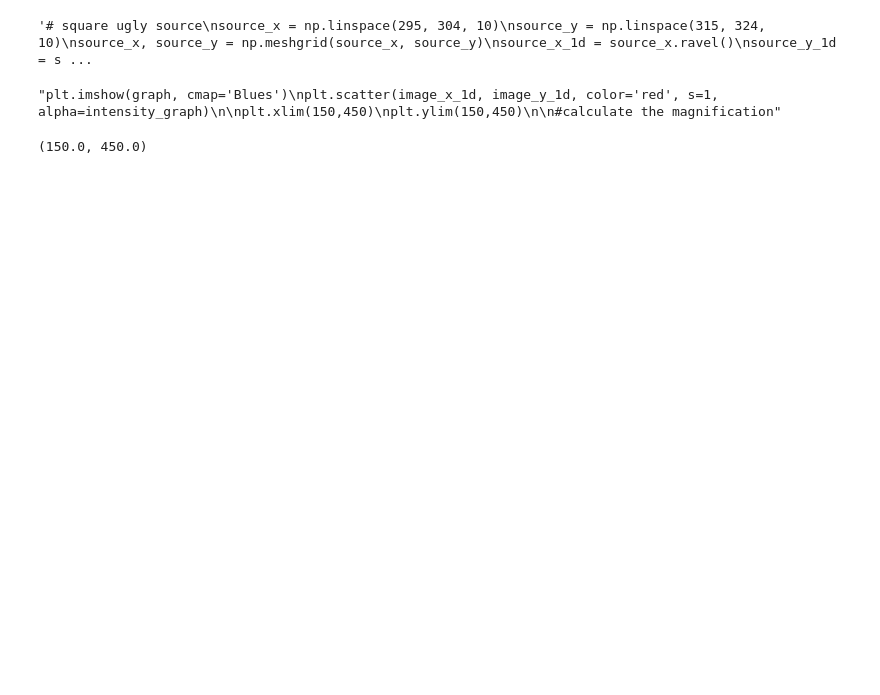
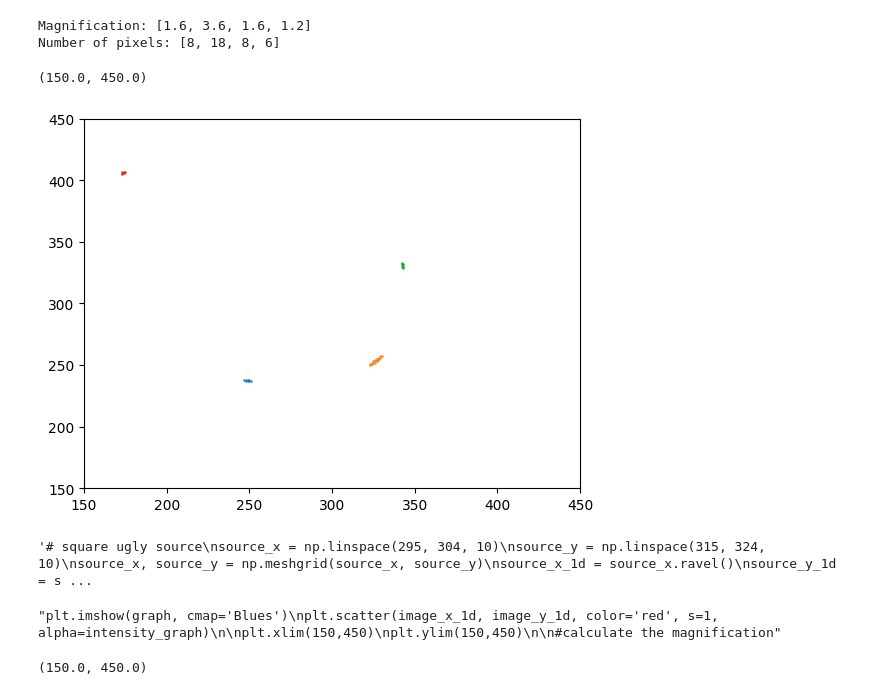
Before and after one commit to diceandcats/SURE-GW-lensing, a Jupyter notebook: Real stuffs/SIE_startingpt.ipynb, the cells around one changed output. Saved outputs shown, nothing was run; the diff lists cells and outputs as text; code cells hidden in the pictures; blank space fills up the shorter version.

```diff
--- a/Real stuffs/SIE_startingpt.ipynb
+++ b/Real stuffs/SIE_startingpt.ipynb
@@ -143,0 +152,41 @@ print(len(circle_coords), n, m)
+# %%
+#magnification
+from sklearn.cluster import DBSCAN
+coordinates = []
+for i in range(0, len(scatterx_1)):
+    coordinates.append([scatterx_1[i], scattery_1[i]])
+coordinates = np.array(coordinates)
+
+# Apply DBSCAN clustering
+# eps and min_samples need to be chosen based on your specific data
+dbscan = DBSCAN(eps=6, min_samples=5).fit(coordinates)
+
+# Extract labels
+labels = dbscan.labels_
+
+# Separate coordinates into arrays for each image
+images = {}
+for label in set(labels):
+    if label != -1:  # Ignore noise points
+        images[f"Image_{label}"] = coordinates[labels == label]
+
+# images now contains separate arrays for each detected image
+# convert the dictionary images to list
+images = list(images.values())
+
+for i in range(0, len(images)):
+    plt.scatter(images[i][:,0], images[i][:,1], s=0.5)
+
+m=[]
+for i in range(0, len(images)):
+    mag = len(images[i])/len(circle_coords)
+    m.append(mag)
+print(f'Magnification: {m}')
+print(f'Number of pixels: {[np.sum(len(images[i])) for i in range(0, len(images))]}')
+plt.xlim(150,450)
+plt.ylim(150,450)
+# %% [output]
+Magnification: [1.6, 3.6, 1.6, 1.2]
+Number of pixels: [8, 18, 8, 6]
+(150.0, 450.0)
+[figure, added]
```
Also changed, not shown: parts of 8 cells of this notebook, 1 other file.
